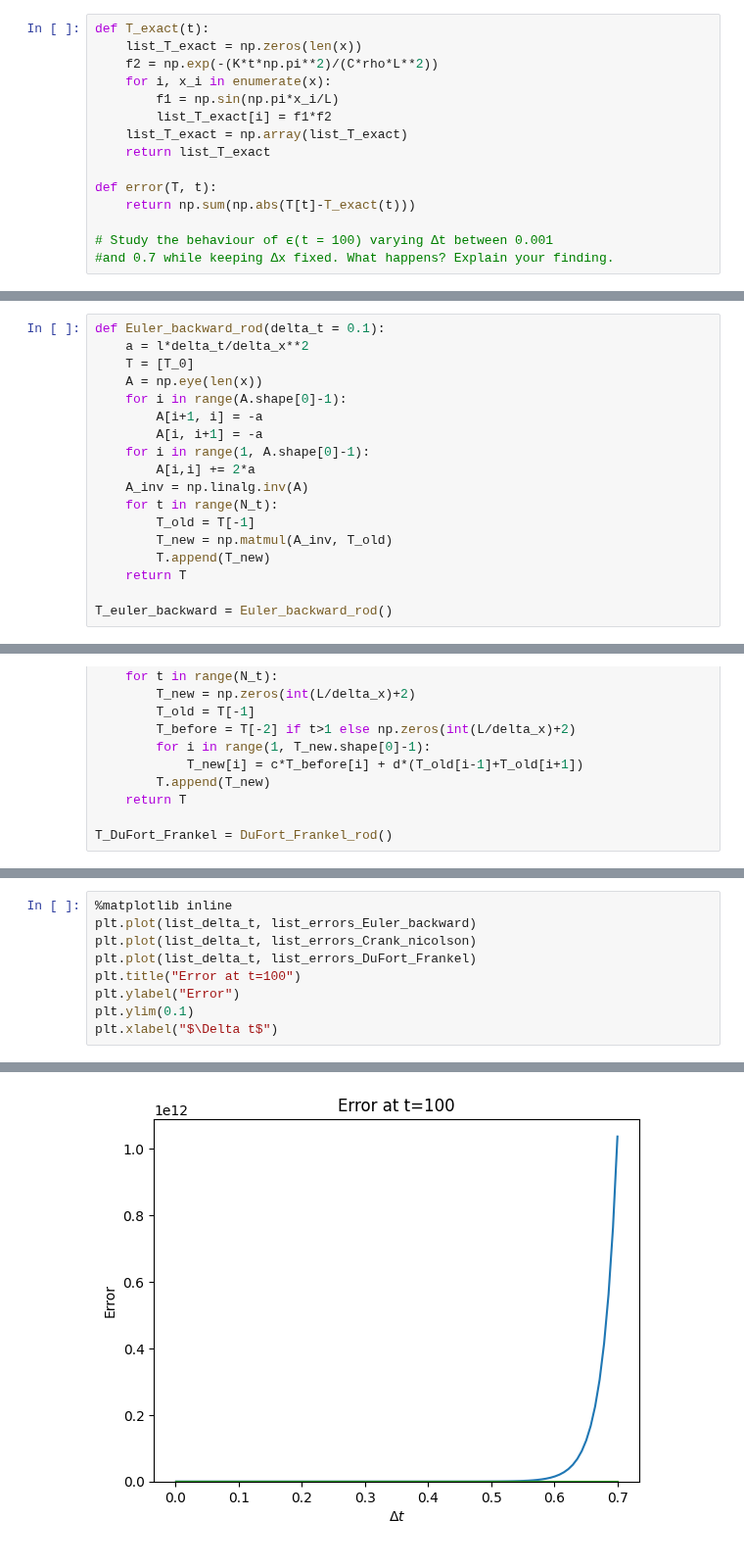
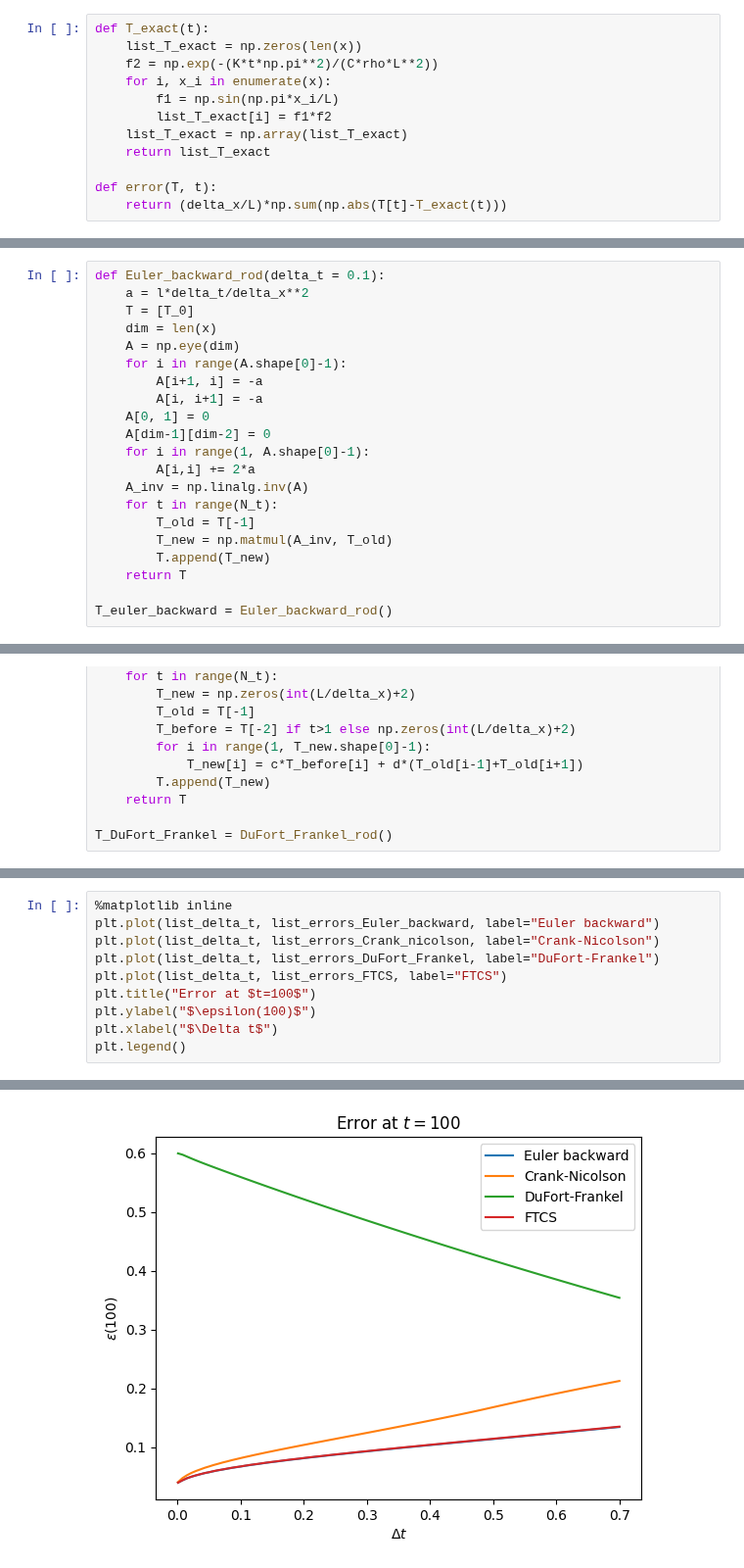
Before and after one commit to corinnawegner/Computational-physics, a Jupyter notebook: Project 4/Problem 2.ipynb, the cells around one changed output, grey strips where cells are left out. Shown at 98% size. Saved outputs shown, nothing was run; the diff lists cells and outputs as text.

Commit message:
Error analysis

```diff
--- a/Project 4/Problem 2.ipynb
+++ b/Project 4/Problem 2.ipynb
@@ -64,10 +73,7 @@ def T_exact(t):
     return list_T_exact
 
 def error(T, t):
-    return np.sum(np.abs(T[t]-T_exact(t)))
-
-# Study the behaviour of ϵ(t = 100) varying ∆t between 0.001
-#and 0.7 while keeping ∆x fixed. What happens? Explain your finding.
+    return (delta_x/L)*np.sum(np.abs(T[t]-T_exact(t)))
 # %%
 list_delta_t = np.linspace(0.001,0.7, 100)
 def errors_for_delta_t(scheme):
@@ -92,10 +102,13 @@ Text(0.5, 0, '$\\Delta t$')
 def Euler_backward_rod(delta_t = 0.1):
     a = l*delta_t/delta_x**2
     T = [T_0]
-    A = np.eye(len(x))
+    dim = len(x)
+    A = np.eye(dim)
     for i in range(A.shape[0]-1):
         A[i+1, i] = -a
         A[i, i+1] = -a
+    A[0, 1] = 0
+    A[dim-1][dim-2] = 0
     for i in range(1, A.shape[0]-1):
         A[i,i] += 2*a
     A_inv = np.linalg.inv(A)
@@ -152,10 +172,11 @@ list_errors_DuFort_Frankel = errors_for_delta_t(DuFort_Frankel_rod)
 # %%
 %matplotlib inline
-plt.plot(list_delta_t, list_errors_Euler_backward)
-plt.plot(list_delta_t, list_errors_Crank_nicolson)
-plt.plot(list_delta_t, list_errors_DuFort_Frankel)
-plt.title("Error at t=100")
-plt.ylabel("Error")
-plt.ylim(0.1)
+plt.plot(list_delta_t, list_errors_Euler_backward, label="Euler backward")
+plt.plot(list_delta_t, list_errors_Crank_nicolson, label="Crank-Nicolson")
+plt.plot(list_delta_t, list_errors_DuFort_Frankel, label="DuFort-Frankel")
+plt.plot(list_delta_t, list_errors_FTCS, label="FTCS")
+plt.title("Error at $t=100$")
+plt.ylabel("$\epsilon(100)$")
 plt.xlabel("$\Delta t$")
+plt.legend()
 # %% [output]
@@ -163 +184 @@ Text(0.5, 0, '$\\Delta t$')
-[figure, old version]
+[figure, new version]
```
Also changed, not shown: parts of 9 cells of this notebook.
